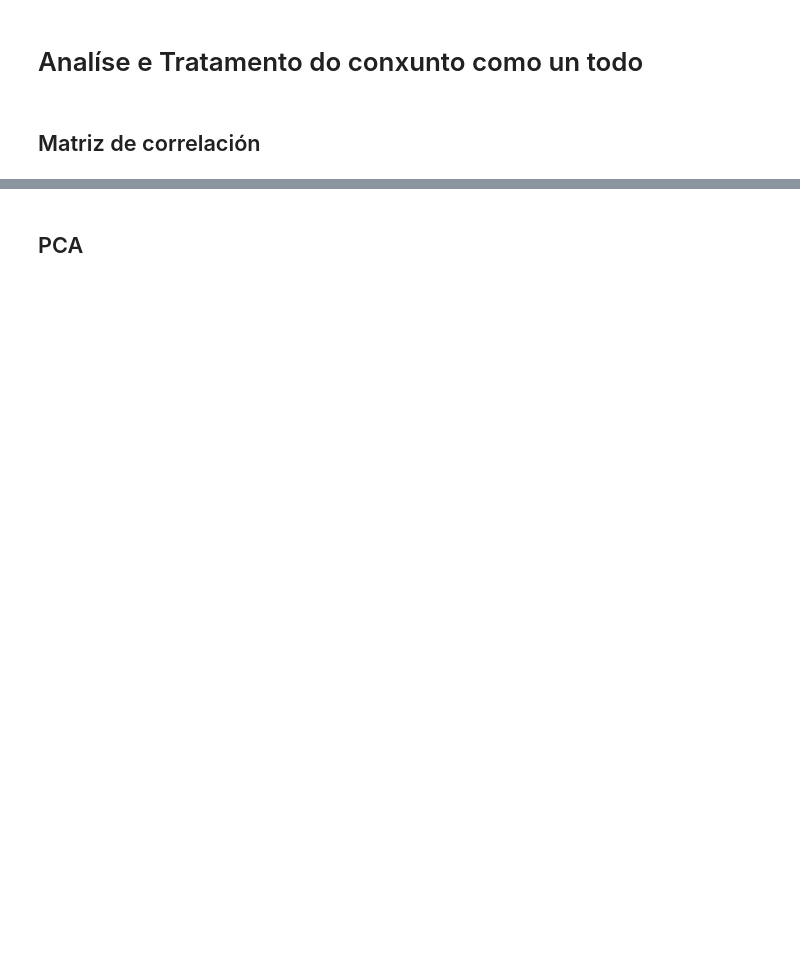
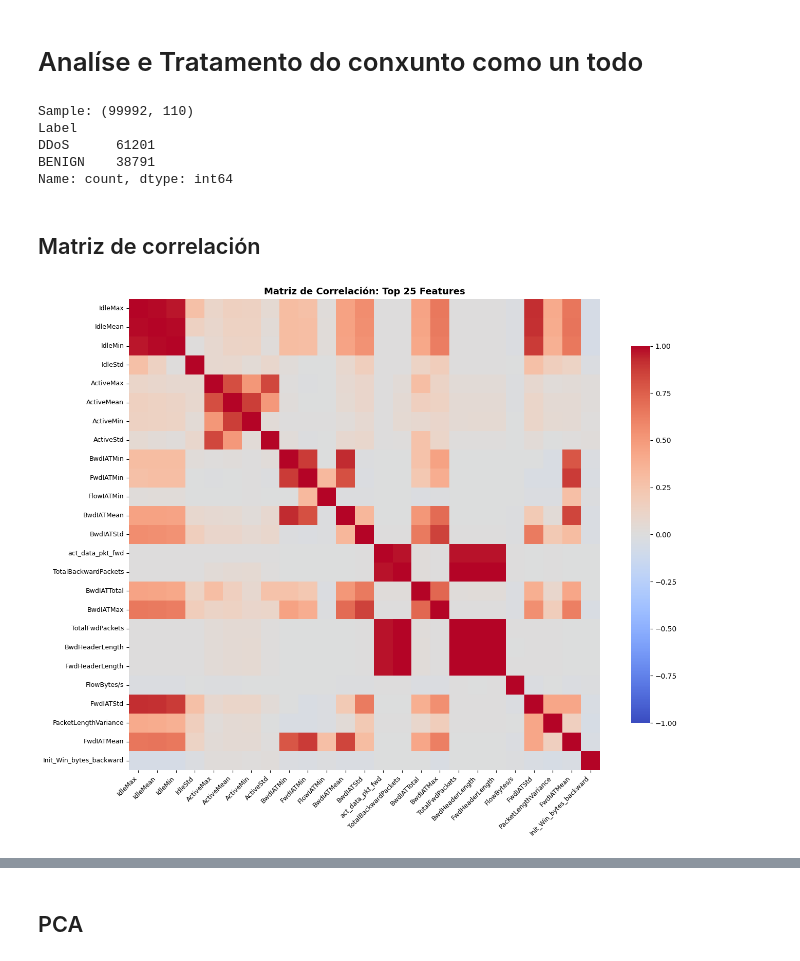
Before and after one commit to pabloChantada/cyber, a Jupyter notebook: analisis.ipynb, the cells around one changed output, grey strips where cells are left out. Drawn from its saved outputs; the diff is of its cells as text; code cells hidden in the pictures; blank space fills up the shorter version.

Commit message:
add: Balanceo de Clases, Normalización, Outliers y tratamiento de columnas con info duplicada

```diff
--- a/analisis.ipynb
+++ b/analisis.ipynb
@@ -416,0 +726,13 @@ CWEFlagCount       ECEFlagCount
+# %%
+# Solo cappear TotalLengthofBwdPackets
+cap_bwd = df['TotalLengthofBwdPackets'].quantile(0.99)
+df['TotalLengthofBwdPackets'] = df['TotalLengthofBwdPackets'].clip(upper=cap_bwd)
+
+# Negativos imposibles → cappear a 0
+skip_clip = ['Init_Win_bytes_forward', 'Init_Win_bytes_backward', 'Label']
+numeric_cols = [c for c in df.select_dtypes(include=[np.number]).columns
+                if c not in skip_clip]
+df[numeric_cols] = df[numeric_cols].clip(lower=0)
+
+print("Limpieza completada")
+print(df['TotalLengthofBwdPackets'].describe().loc[['min','max','mean']].round(2))
@@ -426,32 +794,48 @@ print("Dtypes that may cause issues:\n", features.dtypes[features.dtypes == obje
+# %%
+df_sample = df.groupby('Label', group_keys=False).apply(
+    lambda x: x.sample(min(len(x), int(100_000 * len(x) / len(df))), random_state=42)
+).sample(frac=1, random_state=42).reset_index(drop=True)
+
+# Restaurar Label si se perdió
+if 'Label' not in df_sample.columns:
+    df_sample['Label'] = df_sample.index.map(df['Label'])
+
+print(f"Sample: {df_sample.shape}")
+print(df_sample['Label'].value_counts())
+# %% [output]
+Sample: (99992, 110)
+Label
+DDoS      61201
+BENIGN    38791
+Name: count, dtype: int64
 # %% [markdown]
 ## Matriz de correlación
 # %%
-# Preparar datos numéricos
+# ── CORRELACIÓN ───────────────────────────────────────────────────────────────
 numeric_cols = [
-    col for col in df.columns
-    if not col.startswith('src_')
-    and not col.startswith('dst_')
-    and not col.startswith('protocolo_')
+    col for col in df_sample.columns
+    if not col.startswith('src_') and not col.startswith('dst_')
+    and not col.startswith('protocolo_') and col != 'Label'
 ]
-
-df_numeric = df[numeric_cols].select_dtypes(include=[np.number])
+df_numeric = df_sample[numeric_cols].select_dtypes(include=[np.number])
 df_numeric = df_numeric.replace([np.inf, -np.inf], np.nan).dropna()
 
 top_n = 25
+top_features = df_numeric.var().sort_values(ascending=False).head(top_n).index
+corr_matrix = np.corrcoef(df_numeric[top_features].values.T)
+corr_matrix = pd.DataFrame(corr_matrix, index=top_features, columns=top_features)
+del df_numeric
 
-# Matriz de correlación de top 25 features (por varianza)
-top_features = df_numeric.var().sort_values(ascending=False).index
-corr_matrix = df_numeric[top_features].corr()
-
-# Visualizar
 fig, ax = plt.subplots(figsize=(14, 11))
 sns.heatmap(corr_matrix, annot=False, cmap='coolwarm', center=0, vmin=-1, vmax=1,
             square=True, cbar_kws={"shrink": 0.8}, ax=ax)
 ax.set_title(f"Matriz de Correlación: Top {top_n} Features", fontsize=13, fontweight='bold')
 plt.xticks(rotation=45, ha='right', fontsize=9)
 plt.yticks(fontsize=9)
 plt.tight_layout()
 plt.show()
+# %% [output]
+[figure, added]
 # %%
 import umap
 import matplotlib.pyplot as plt
```
Also changed, not shown: parts of 46 cells of this notebook, 1 other file.
